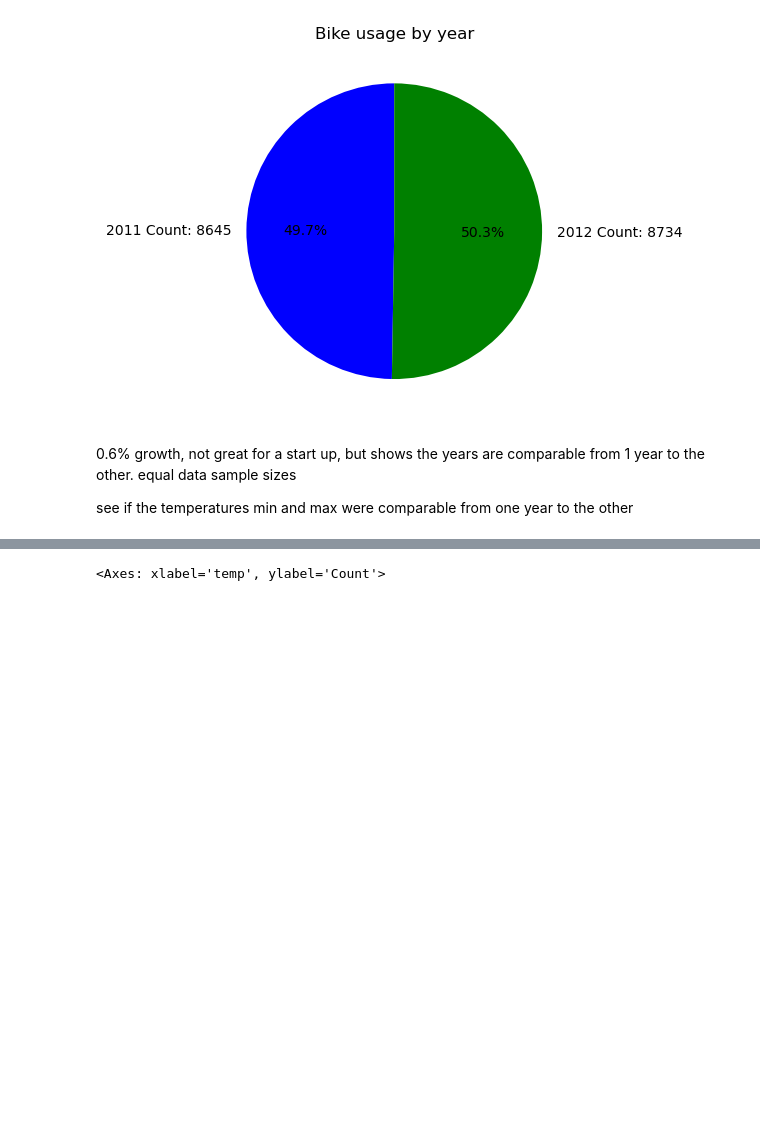
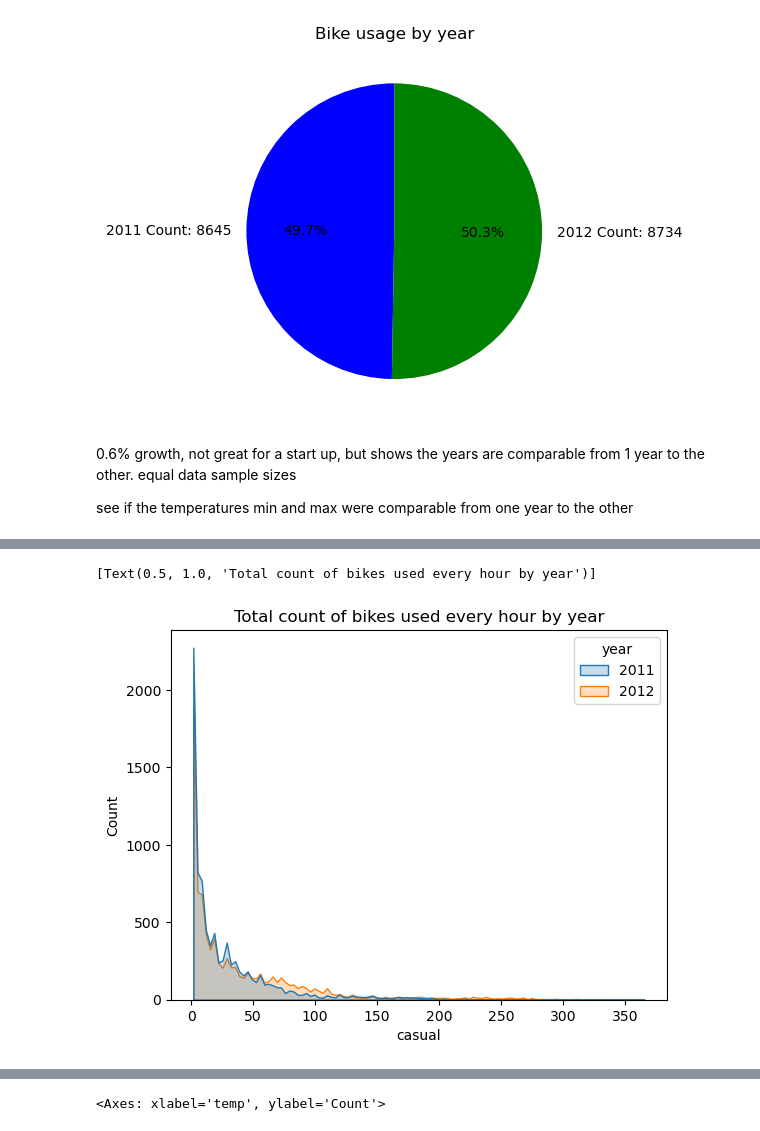
Before and after one commit to MiriamHerrmann/Bike-EDA, a Jupyter notebook: bike_eda.ipynb, the cells around one changed output, grey strips where cells are left out. Drawn from its saved outputs; the diff is of its cells as text; code cells hidden in the pictures; blank space fills up the shorter version.

```diff
--- a/bike_eda.ipynb
+++ b/bike_eda.ipynb
@@ -202,0 +212,6 @@ hd.head()
+# %%
+#bike total count hue year
+sns.histplot(x = 'casual', data= hd, hue='year', element='poly').set(title='Total count of bikes used every hour by year')
+# %% [output]
+[Text(0.5, 1.0, 'Total count of bikes used every hour by year')]
+[figure, added]
```
Also changed, not shown: parts of 5 cells of this notebook.
